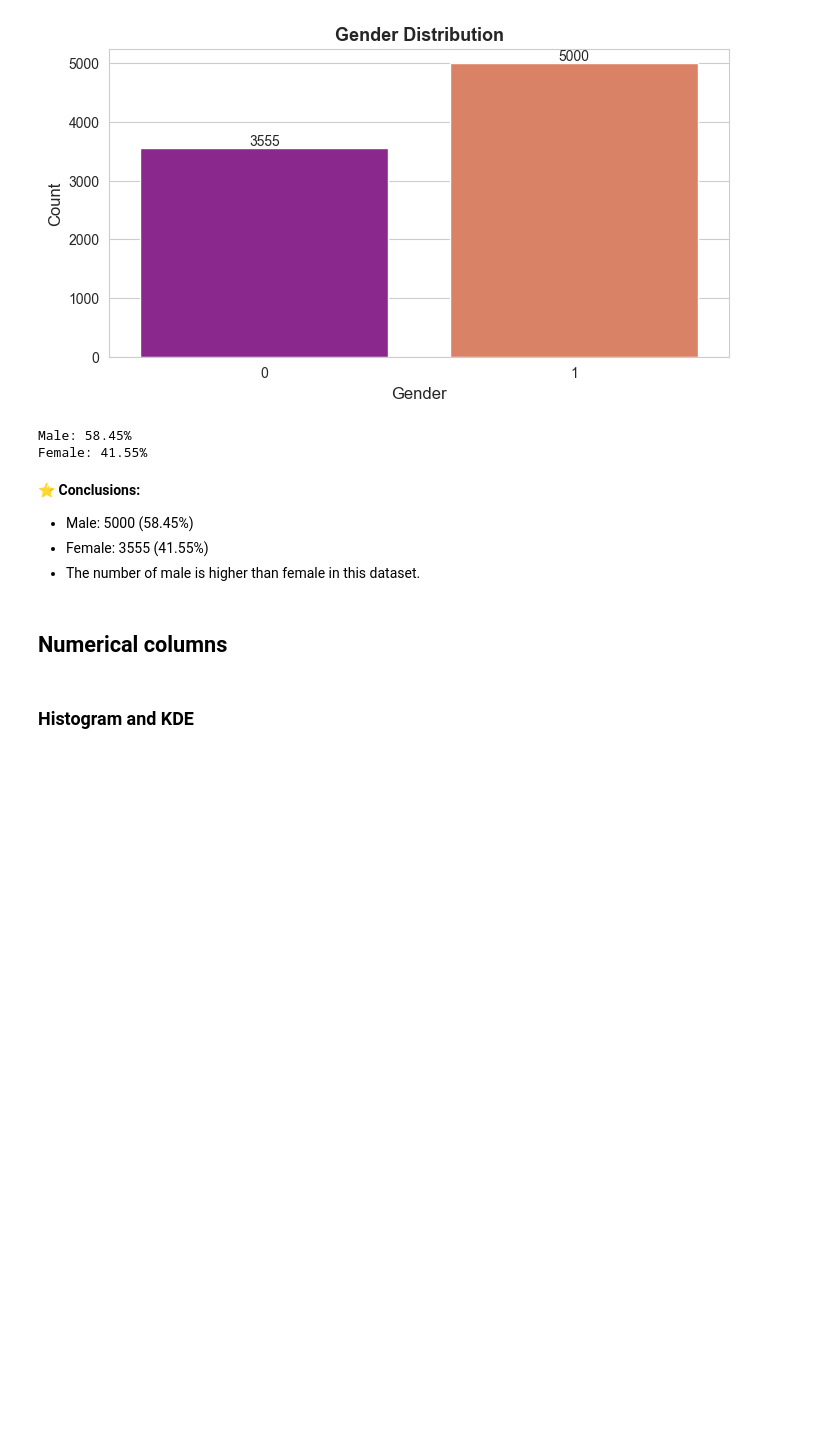
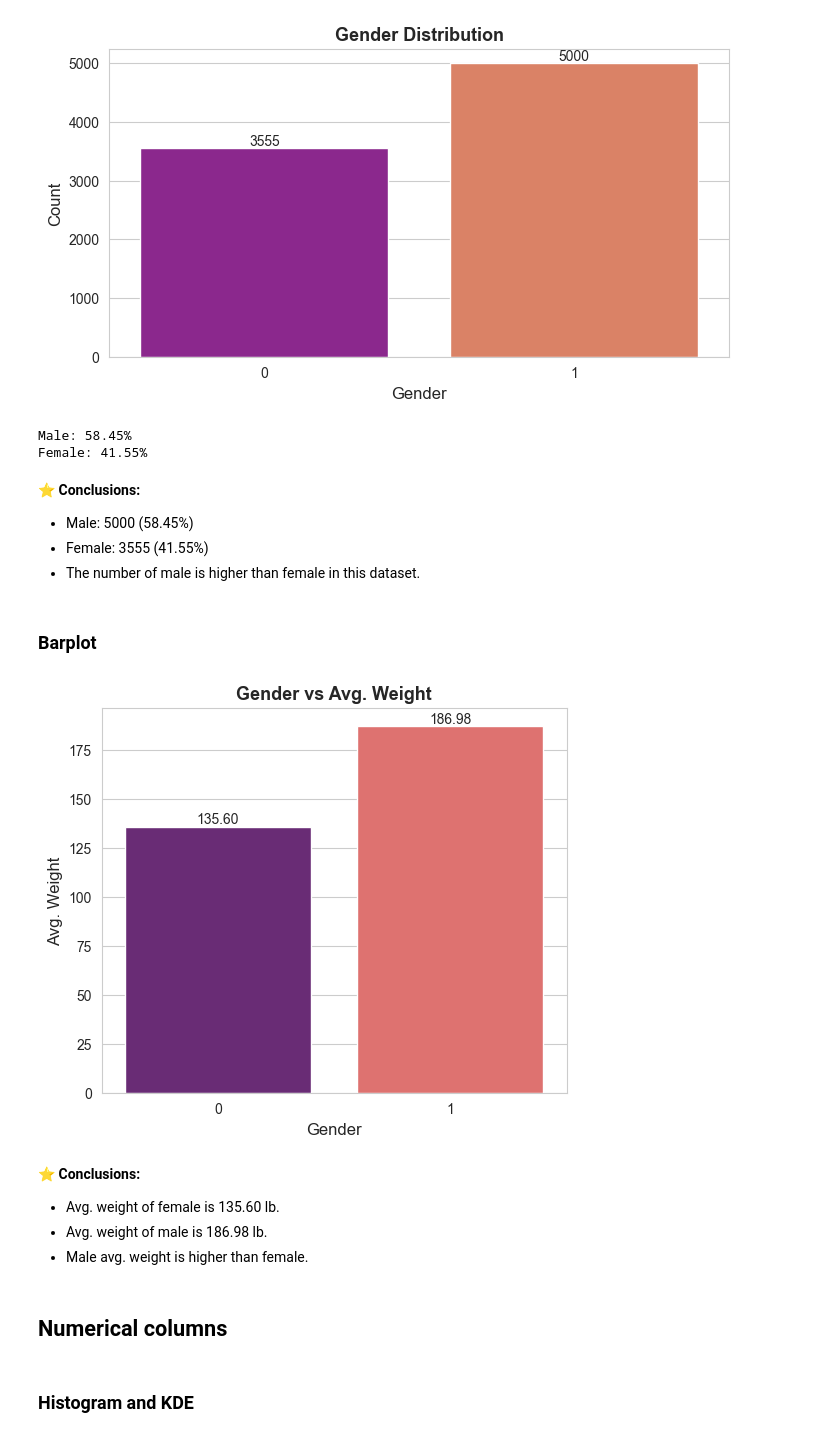
Before and after one commit to mohammadkhorshed/DS-ML-Assignments, a Jupyter notebook: assignment_05.ipynb, the cells around one changed output. Drawn from its saved outputs; the diff is of its cells as text; code cells hidden in the pictures; blank space fills up the shorter version.

```diff
--- a/assignment_05.ipynb
+++ b/assignment_05.ipynb
@@ -140,6 +142,28 @@ Female: 41.55%
 - Male: 5000 (58.45%)
 - Female: 3555 (41.55%)
 - The number of male is higher than female in this dataset.
+# %% [markdown]
+### Barplot
+# %%
+# Gender vs Weight (0 for Female and 1 for male)
+
+plt.figure(figsize=(6, 5))
+ax = sns.barplot(data=df, x='Gender', y='Weight', palette='magma', ci=None)
+
+for container in ax.containers:
+    ax.bar_label(container, fmt='%.2f', fontsize=10)
+
+plt.title('Gender vs Avg. Weight', fontsize=13, fontweight='bold')
+plt.xlabel('Gender', fontsize=12)
+plt.ylabel('Avg. Weight', fontsize=12)
+plt.show()
+# %% [output]
+[figure, added]
+# %% [markdown]
+⭐ **Conclusions:**
+- Avg. weight of female is 135.60 lb.
+- Avg. weight of male is 186.98 lb.
+- Male avg. weight is higher than female.
 # %% [markdown]
 ## Numerical columns
 # %% [markdown]
```
Also changed, not shown: parts of 9 cells of this notebook.
